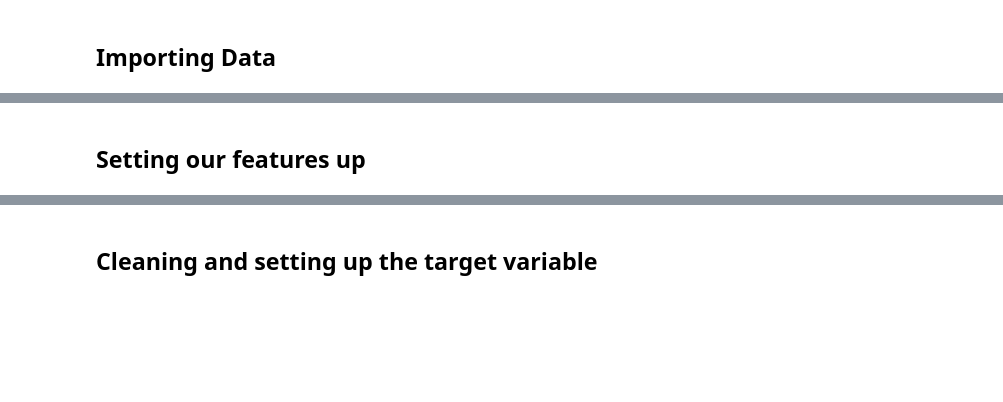
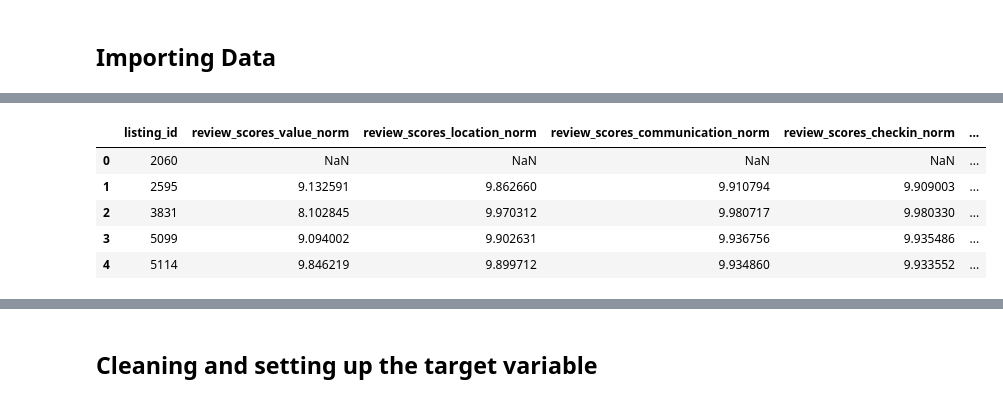
Before and after one commit to dcollaguazo/Airbnb-Price-Prediction, a Jupyter notebook: variable_exploration/dc/reviews_listings.ipynb, the cells around one changed output, grey strips where cells are left out. Drawn from its saved outputs; the diff is of its cells as text; code cells hidden in the pictures; blank space fills up the shorter version.

```diff
--- a/variable_exploration/dc/reviews_listings.ipynb
+++ b/variable_exploration/dc/reviews_listings.ipynb
@@ -242,4 +123,22 @@ df_7 = df_7.drop(['listing_id','number_of_reviews','review_scores_rating_x', 're
-# %% [markdown]
-## Setting our features up
+# %%
+df_1 = bayesian_averaging_rev_scores('review_scores_value')
+df_2 = bayesian_averaging_rev_scores('review_scores_location')
+df_3 = bayesian_averaging_rev_scores('review_scores_communication')
+df_4 = bayesian_averaging_rev_scores('review_scores_checkin')
+df_5 = bayesian_averaging_rev_scores('review_scores_cleanliness')
+df_6 = bayesian_averaging_rev_scores('review_scores_accuracy')
+df_7 = bayesian_averaging_rev_scores('review_scores_rating')
 # %%
 dfs = pd.concat([df_1, df_2, df_3, df_4,df_5, df_6, df_7], axis=1)
+# %%
+# removing duplicated columns
+dfs = dfs.loc[:,~dfs.columns.duplicated()]
+# %%
+dfs.head()
+# %% [output]
+|  | listing_id | review_scores_value_norm | review_scores_location_norm | review_scores_communication_norm | review_scores_checkin_norm | ... |
+| 0 | 2060 | NaN | NaN | NaN | NaN | ... |
+| 1 | 2595 | 9.132591 | 9.862660 | 9.910794 | 9.909003 | ... |
+| 2 | 3831 | 8.102845 | 9.970312 | 9.980717 | 9.980330 | ... |
+| 3 | 5099 | 9.094002 | 9.902631 | 9.936756 | 9.935486 | ... |
+| 4 | 5114 | 9.846219 | 9.899712 | 9.934860 | 9.933552 | ... |
```
Also changed, not shown: parts of 47 cells of this notebook, 1 other file.
